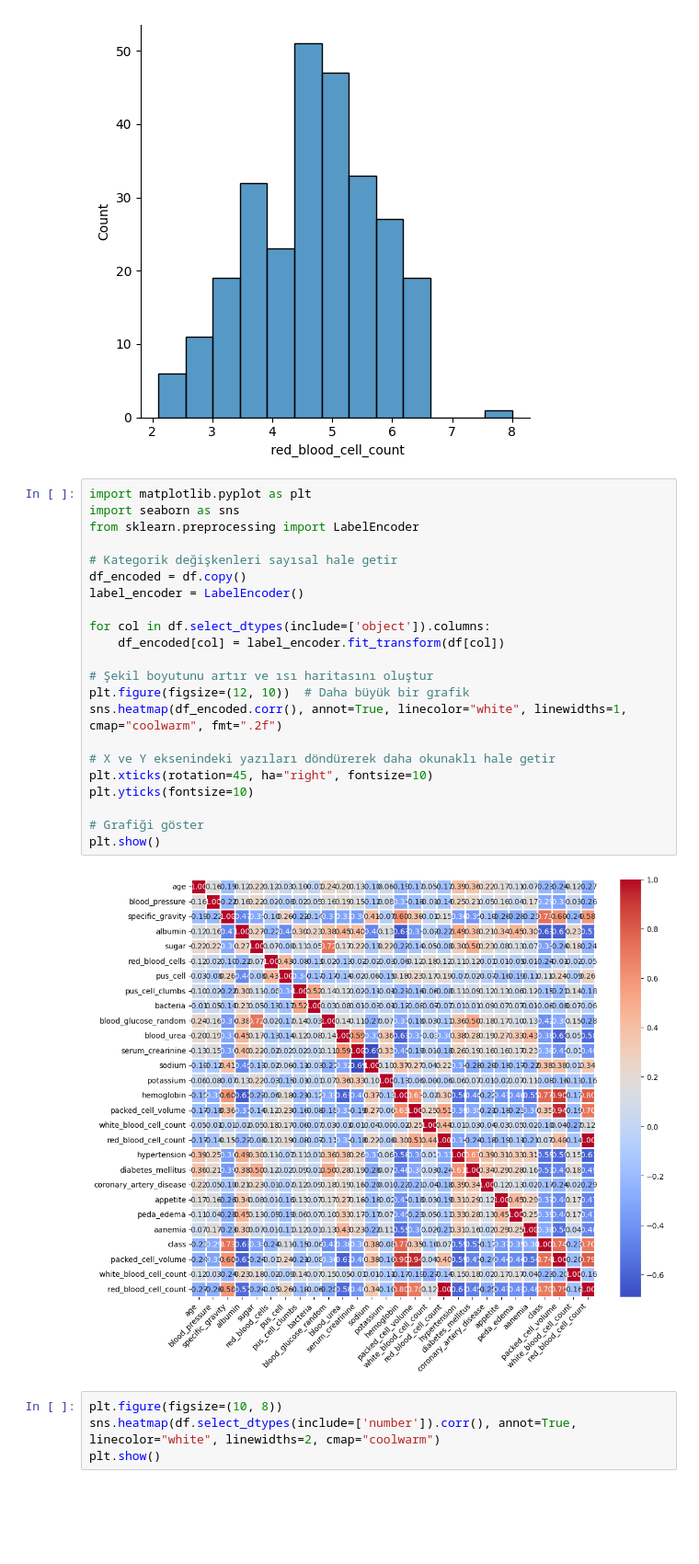
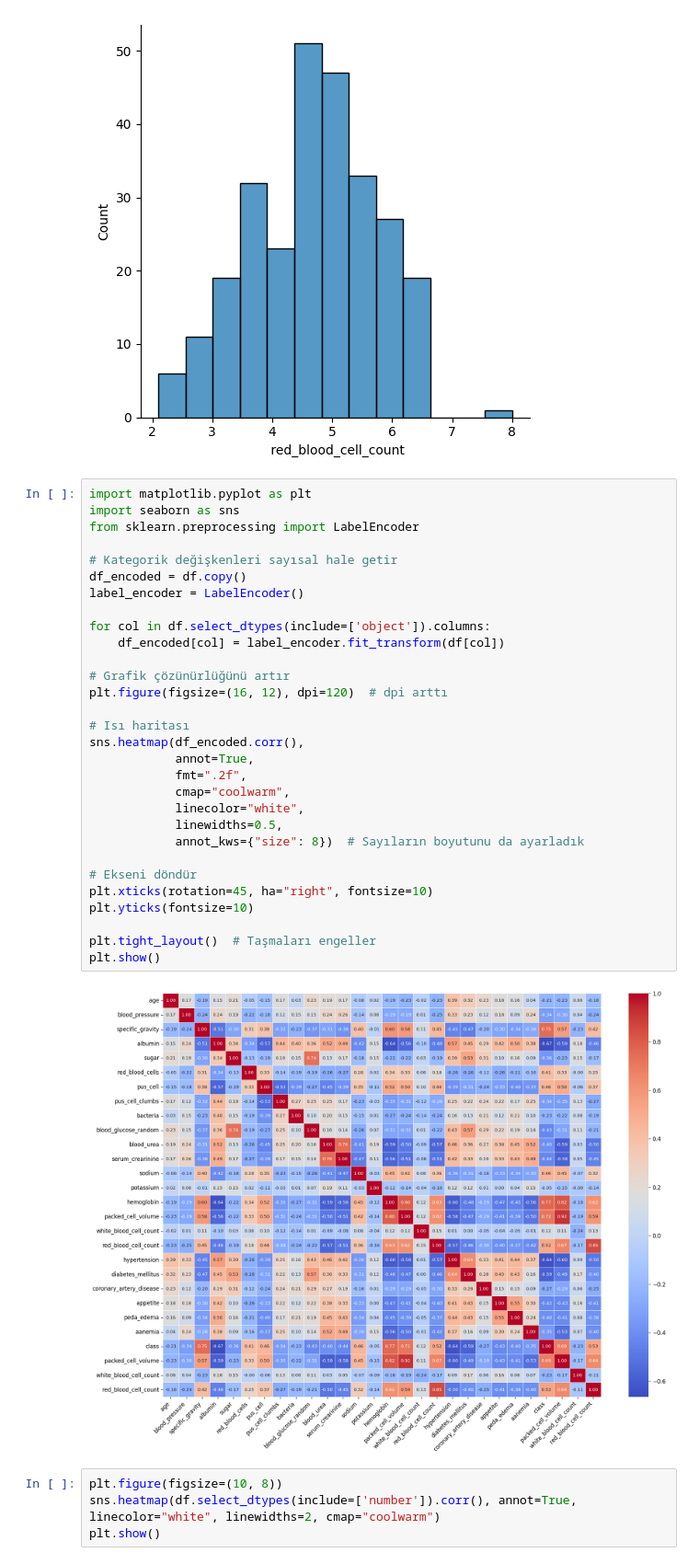
Before and after one commit to baharbar/kronik_bobrek_hastaligi, a Jupyter notebook: kronik_bobrek_hastaligi.ipynb, the cells around one changed output. Shown at 92% size. Cells and saved outputs as stored; diff of their text form; blank space fills up the shorter version.

Commit message:
Colab kullanılarak oluşturuldu

```diff
--- a/kronik_bobrek_hastaligi.ipynb
+++ b/kronik_bobrek_hastaligi.ipynb
@@ -89,27 +89,35 @@ class: ['ckd' 'ckd\t' 'notckd']
 # %%
 import matplotlib.pyplot as plt
 import seaborn as sns
 from sklearn.preprocessing import LabelEncoder
 
 # Kategorik değişkenleri sayısal hale getir
 df_encoded = df.copy()
 label_encoder = LabelEncoder()
 
 for col in df.select_dtypes(include=['object']).columns:
     df_encoded[col] = label_encoder.fit_transform(df[col])
 
-# Şekil boyutunu artır ve ısı haritasını oluştur
-plt.figure(figsize=(12, 10))  # Daha büyük bir grafik
-sns.heatmap(df_encoded.corr(), annot=True, linecolor="white", linewidths=1, cmap="coolwarm", fmt=".2f")
+# Grafik çözünürlüğünü artır
+plt.figure(figsize=(16, 12), dpi=120)  # dpi arttı
 
-# X ve Y eksenindeki yazıları döndürerek daha okunaklı hale getir
+# Isı haritası
+sns.heatmap(df_encoded.corr(),
+            annot=True,
+            fmt=".2f",
+            cmap="coolwarm",
+            linecolor="white",
+            linewidths=0.5,
+            annot_kws={"size": 8})  # Sayıların boyutunu da ayarladık
+
+# Ekseni döndür
 plt.xticks(rotation=45, ha="right", fontsize=10)
 plt.yticks(fontsize=10)
 
-# Grafiği göster
+plt.tight_layout()  # Taşmaları engeller
 plt.show()
 # %% [output]
-[figure, old version]
+[figure, new version]
 # %%
 plt.figure(figsize=(10, 8))
 sns.heatmap(df.select_dtypes(include=['number']).corr(), annot=True, linecolor="white", linewidths=2, cmap="coolwarm")
```
